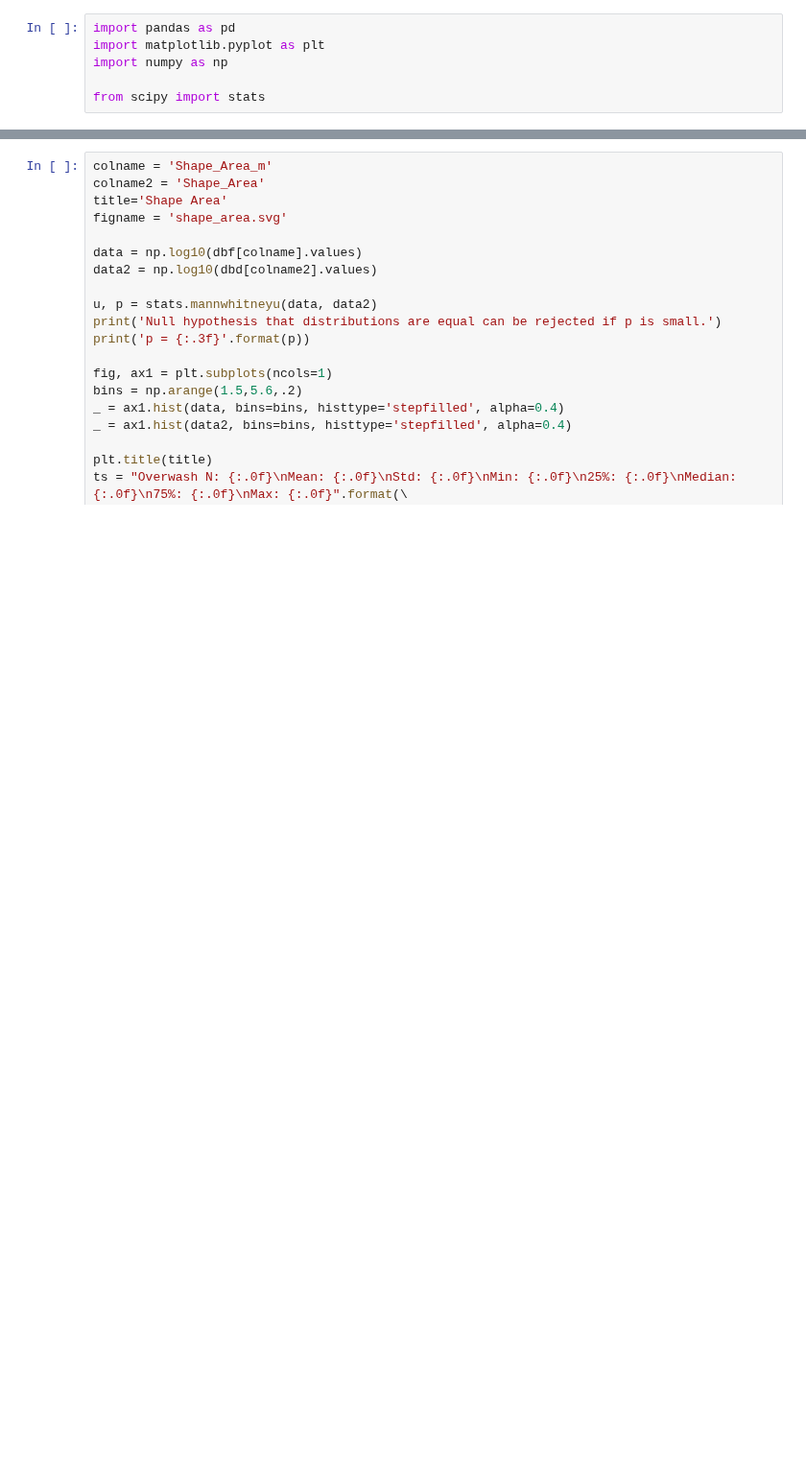
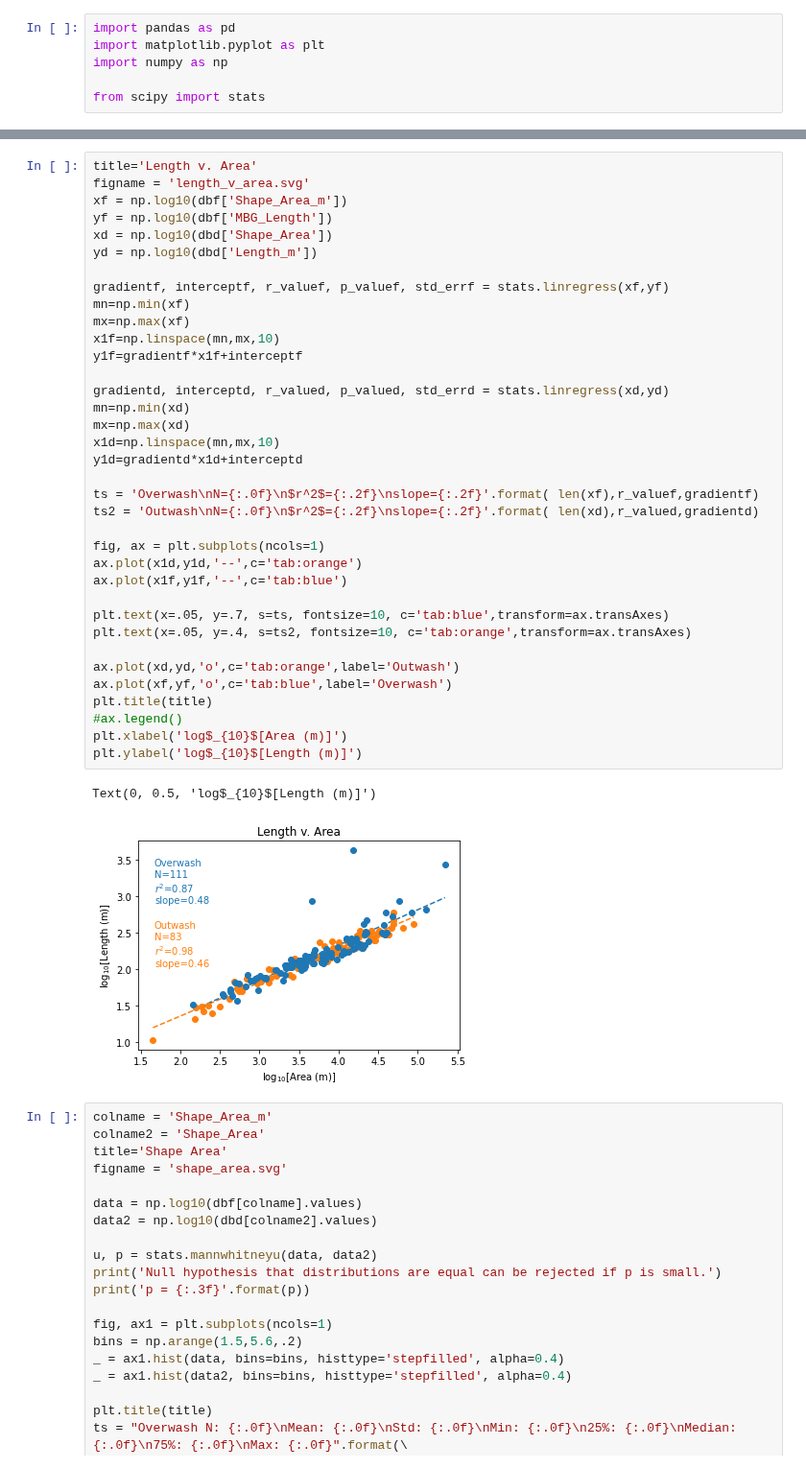
Before and after one commit to csherwood-usgs/CoreBx, a Jupyter notebook: area_comparison_histograms.ipynb, the cells around one changed output, grey strips where cells are left out. Shown at 96% size. Cells and saved outputs as stored; diff of their text form; blank space fills up the shorter version.

Commit message:
added scatterplot

```diff
--- a/area_comparison_histograms.ipynb
+++ b/area_comparison_histograms.ipynb
@@ -32,6 +32,45 @@ dbfs
 | 50% | 58.000000 | 1.000000 | 391942.656200 | 3.869034e+06 | 871.958331 | 4650.751583 | ... |
 | 75% | 85.500000 | 1.000000 | 395707.862750 | 3.872432e+06 | 1620.711681 | 14138.391045 | ... |
 | max | 114.000000 | 1.000000 | 400797.350000 | 3.877069e+06 | 30259.207780 | 220349.238100 | ... |
+# %%
+title='Length v. Area'
+figname = 'length_v_area.svg'
+xf = np.log10(dbf['Shape_Area_m'])
+yf = np.log10(dbf['MBG_Length'])
+xd = np.log10(dbd['Shape_Area'])
+yd = np.log10(dbd['Length_m'])
+
+gradientf, interceptf, r_valuef, p_valuef, std_errf = stats.linregress(xf,yf)
+mn=np.min(xf)
+mx=np.max(xf)
+x1f=np.linspace(mn,mx,10)
+y1f=gradientf*x1f+interceptf
+
+gradientd, interceptd, r_valued, p_valued, std_errd = stats.linregress(xd,yd)
+mn=np.min(xd)
+mx=np.max(xd)
+x1d=np.linspace(mn,mx,10)
+y1d=gradientd*x1d+interceptd
+
+ts = 'Overwash\nN={:.0f}\n$r^2$={:.2f}\nslope={:.2f}'.format( len(xf),r_valuef,gradientf)
+ts2 = 'Outwash\nN={:.0f}\n$r^2$={:.2f}\nslope={:.2f}'.format( len(xd),r_valued,gradientd)
+
+fig, ax = plt.subplots(ncols=1)
+ax.plot(x1d,y1d,'--',c='tab:orange')
+ax.plot(x1f,y1f,'--',c='tab:blue')
+
+plt.text(x=.05, y=.7, s=ts, fontsize=10, c='tab:blue',transform=ax.transAxes)
+plt.text(x=.05, y=.4, s=ts2, fontsize=10, c='tab:orange',transform=ax.transAxes)
+
+ax.plot(xd,yd,'o',c='tab:orange',label='Outwash')
+ax.plot(xf,yf,'o',c='tab:blue',label='Overwash')
+plt.title(title)
+#ax.legend()
+plt.xlabel('log$_{10}$[Area (m)]')
+plt.ylabel('log$_{10}$[Length (m)]')
+# %% [output]
+Text(0, 0.5, 'log$_{10}$[Length (m)]')
+[figure, added]
 # %%
 colname = 'Shape_Area_m'
 colname2 = 'Shape_Area'
```
